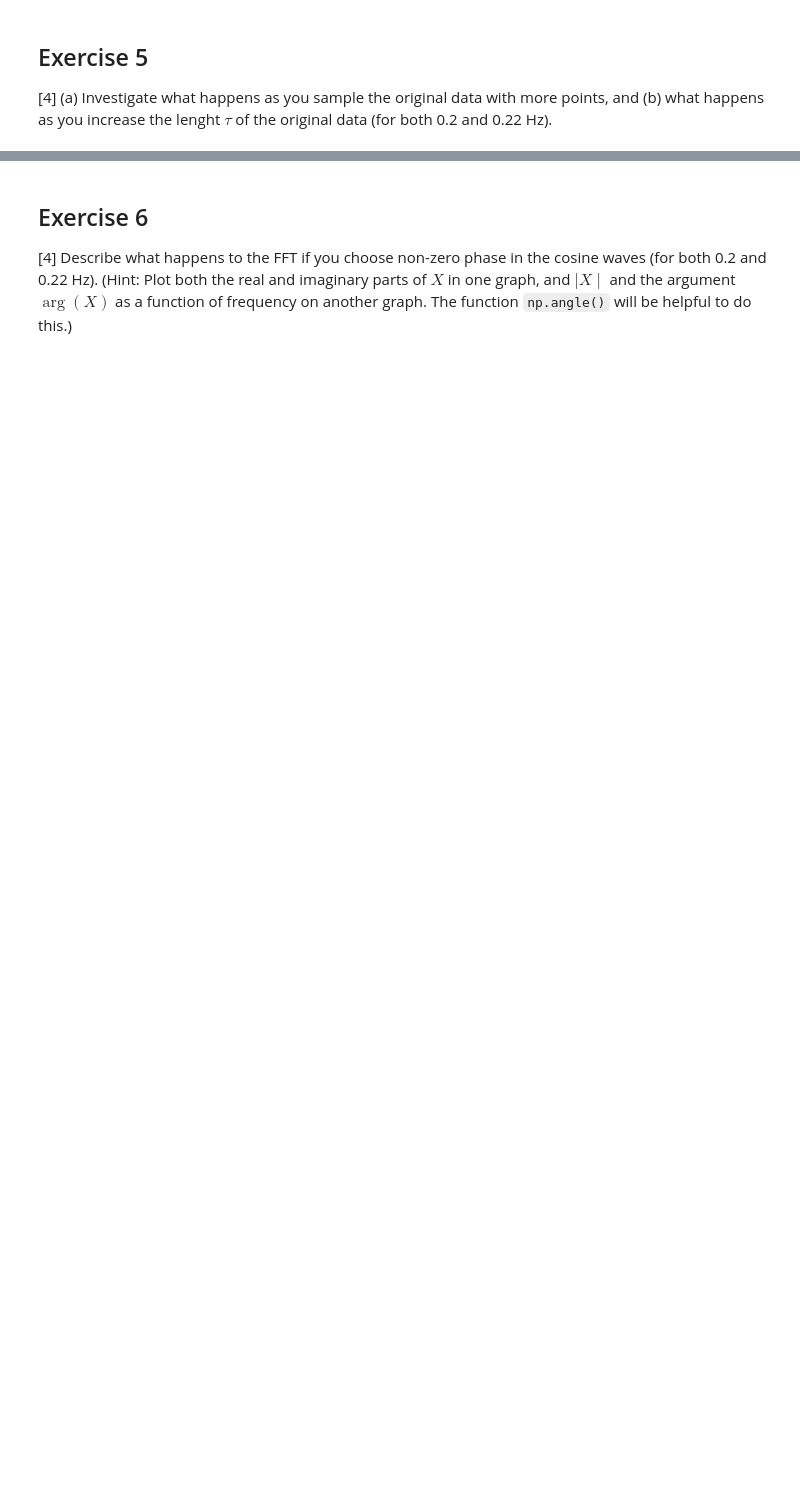
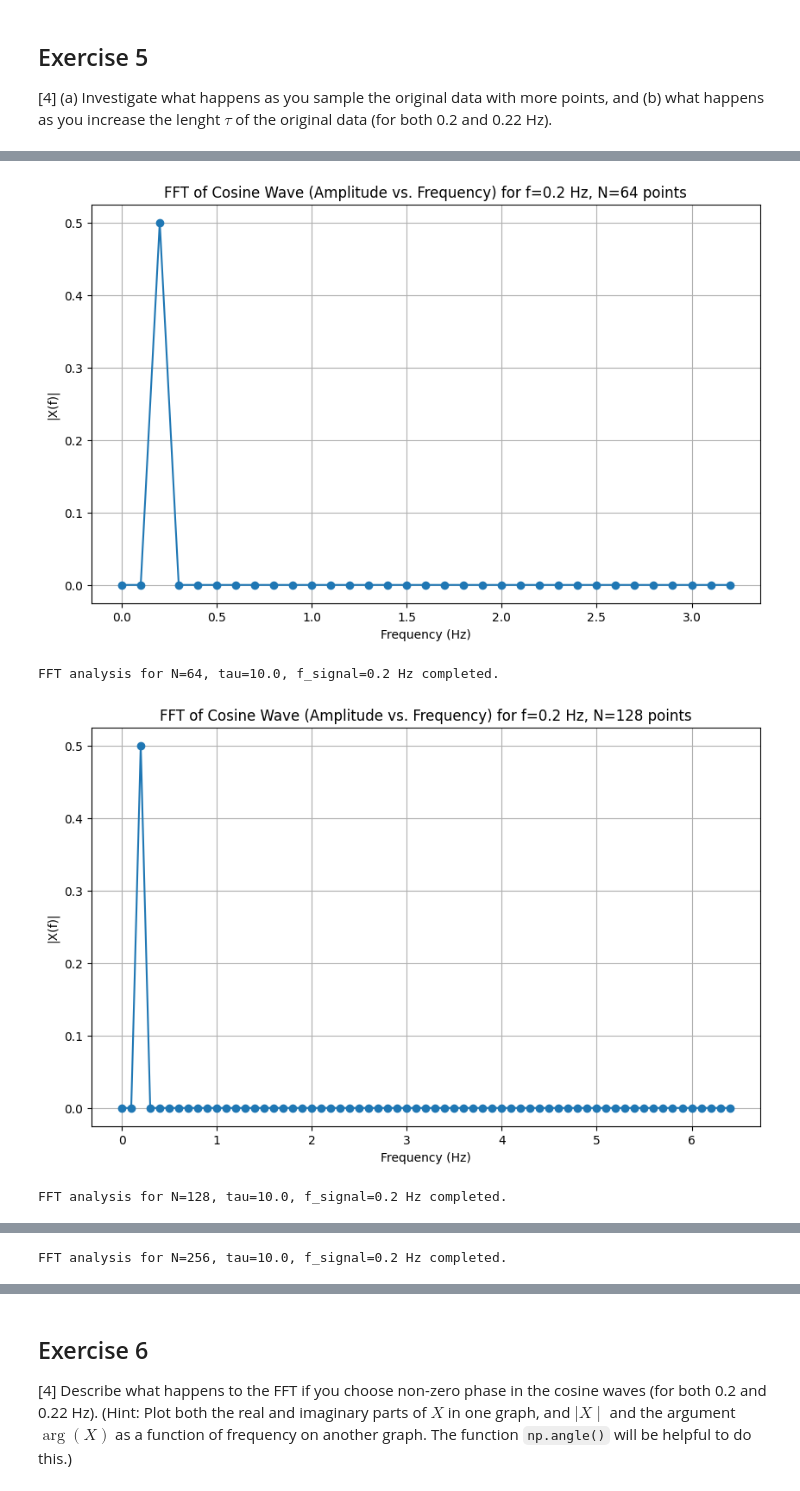
Before and after one commit to PX2145-2025/week-10-b-hughesethan, a Jupyter notebook: FFT.ipynb, the cells around one changed output, grey strips where cells are left out. Saved outputs shown, nothing was run; the diff lists cells and outputs as text; code cells hidden in the pictures; blank space fills up the shorter version.

```diff
--- a/FFT.ipynb
+++ b/FFT.ipynb
@@ -355,0 +437,26 @@ plt.grid()
+# %%
+#Investigate N for f=0.2 Hz
+
+tau_constant = 10.0
+signal_freq_constant = 0.2
+
+# Test with N = 64
+plot_fft_analysis(N=64, tau=tau_constant, f_signal=signal_freq_constant)
+
+# Test with N = 128
+plot_fft_analysis(N=128, tau=tau_constant, f_signal=signal_freq_constant)
+
+# Test with N = 256
+plot_fft_analysis(N=256, tau=tau_constant, f_signal=signal_freq_constant)
+
+# Test with N = 512
+plot_fft_analysis(N=512, tau=tau_constant, f_signal=signal_freq_constant)
+
+print("Increasing the number of sample points N for a fixed time duration tau improves the visual clarity and definition of ")
+print("the frequency components in the FFT, making the peaks sharper and more accurately resolved,")
+print("even though the fundamental frequency resolution Δf (determined by 1/tau) stays the same.")
+# %% [output]
+[figure, added]
+FFT analysis for N=64, tau=10.0, f_signal=0.2 Hz completed.
+[figure, added]
+FFT analysis for N=128, tau=10.0, f_signal=0.2 Hz completed.
@@ -355,0 +464 @@ plt.grid()
+FFT analysis for N=256, tau=10.0, f_signal=0.2 Hz completed.
```
Also changed, not shown: parts of 15 cells of this notebook.
